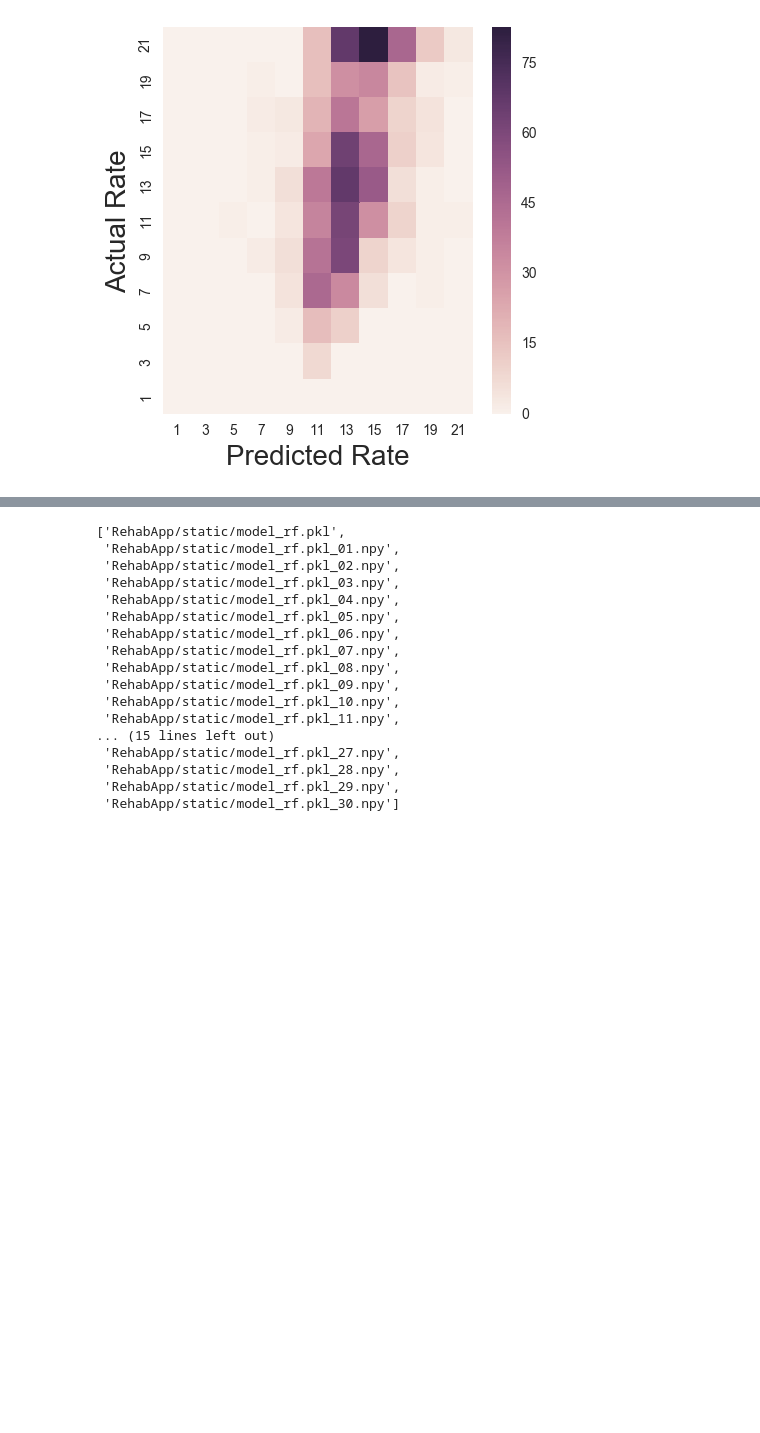
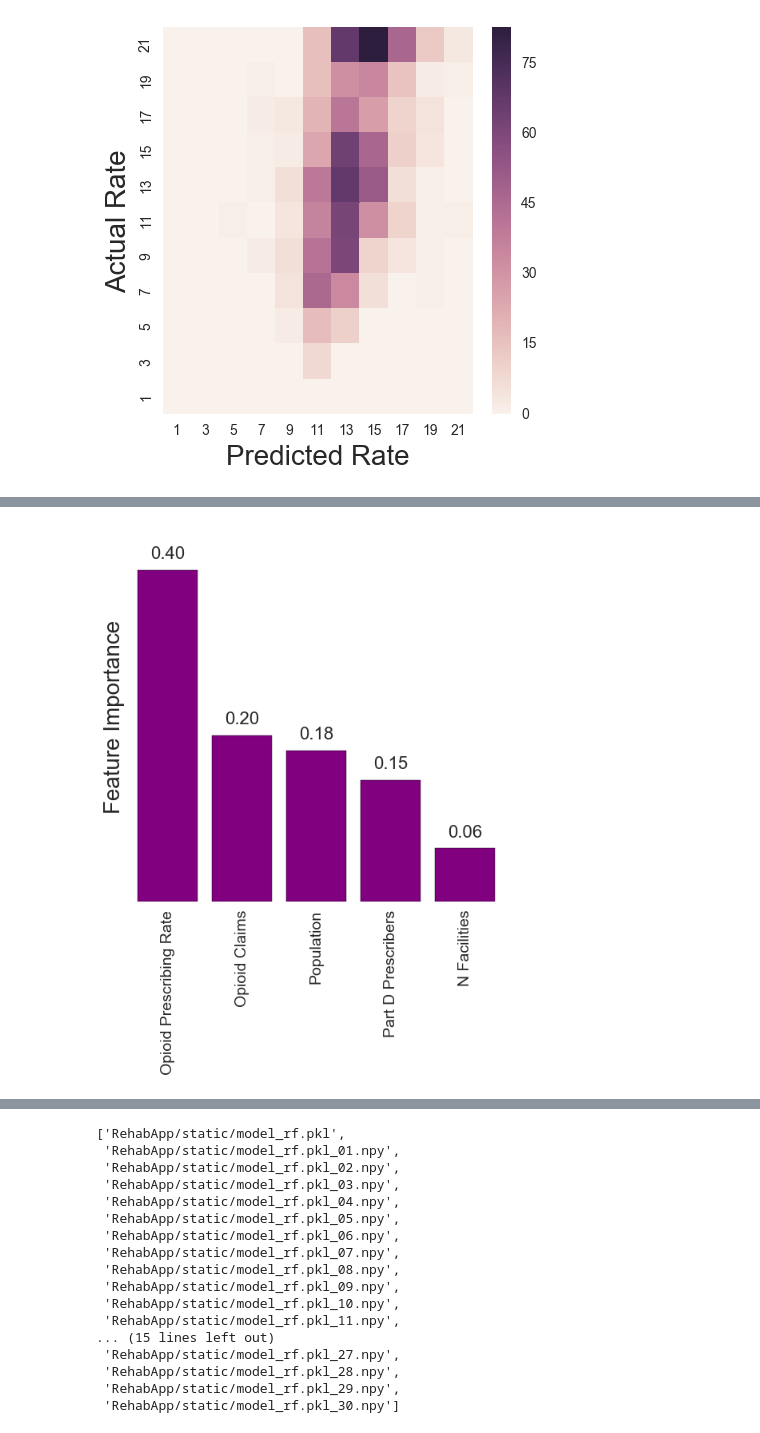
Before and after one commit to gkafka/Rehab4Rehab, a Jupyter notebook: RehabModel.ipynb, the cells around one changed output, grey strips where cells are left out. Saved outputs shown, nothing was run; the diff lists cells and outputs as text; code cells hidden in the pictures; blank space fills up the shorter version.

Commit message:
Make feature importance bar chart

```diff
--- a/RehabModel.ipynb
+++ b/RehabModel.ipynb
@@ -367,3 +367,31 @@ plt.savefig('Bar_RMSE.png')
+# %%
+fixlabel = lambda w : (' '.join(w.split('_')).title());
+
+importances = rf.feature_importances_;
+indices = np.argsort(importances)[::-1];
+
+fig, ax = plt.subplots(figsize=(6,6));
+ax.set_axis_bgcolor('white');
+ax.tick_params(labelsize=14);
+bars = plt.bar(range(len(cols_to_use)), importances[indices],
+               color="purple", align="center")
+plt.xticks(range(x_train.shape[1]),
+           [fixlabel(cols_to_use[i]) for i in indices],
+           rotation='vertical');
+ax.set_xlim([-0.5, x_train.shape[1]-0.5]);
+ax.set_yticks([]);
+ax.set_ylabel('Feature Importance');
+ax.yaxis.label.set_fontsize(20);
+
+for bar in bars:
+    h = bar.get_height();
+    ax.text(bar.get_x() + bar.get_width()/2., h+0.01,
+        '{0:.2f}'.format(round(h, 2)),
+        ha='center', va='bottom', fontsize=16);
+
+plt.savefig('Bar_FeatImport.png');
+# %% [output]
+[figure, added]
 # %%
 df_trim['pred_diff'] = df_trim['death_rate_category_median'].values - rf.predict(df_trim[cols_to_use])
 df_trim.head()
```
Also changed, not shown: parts of 7 cells of this notebook, 1 other file.
